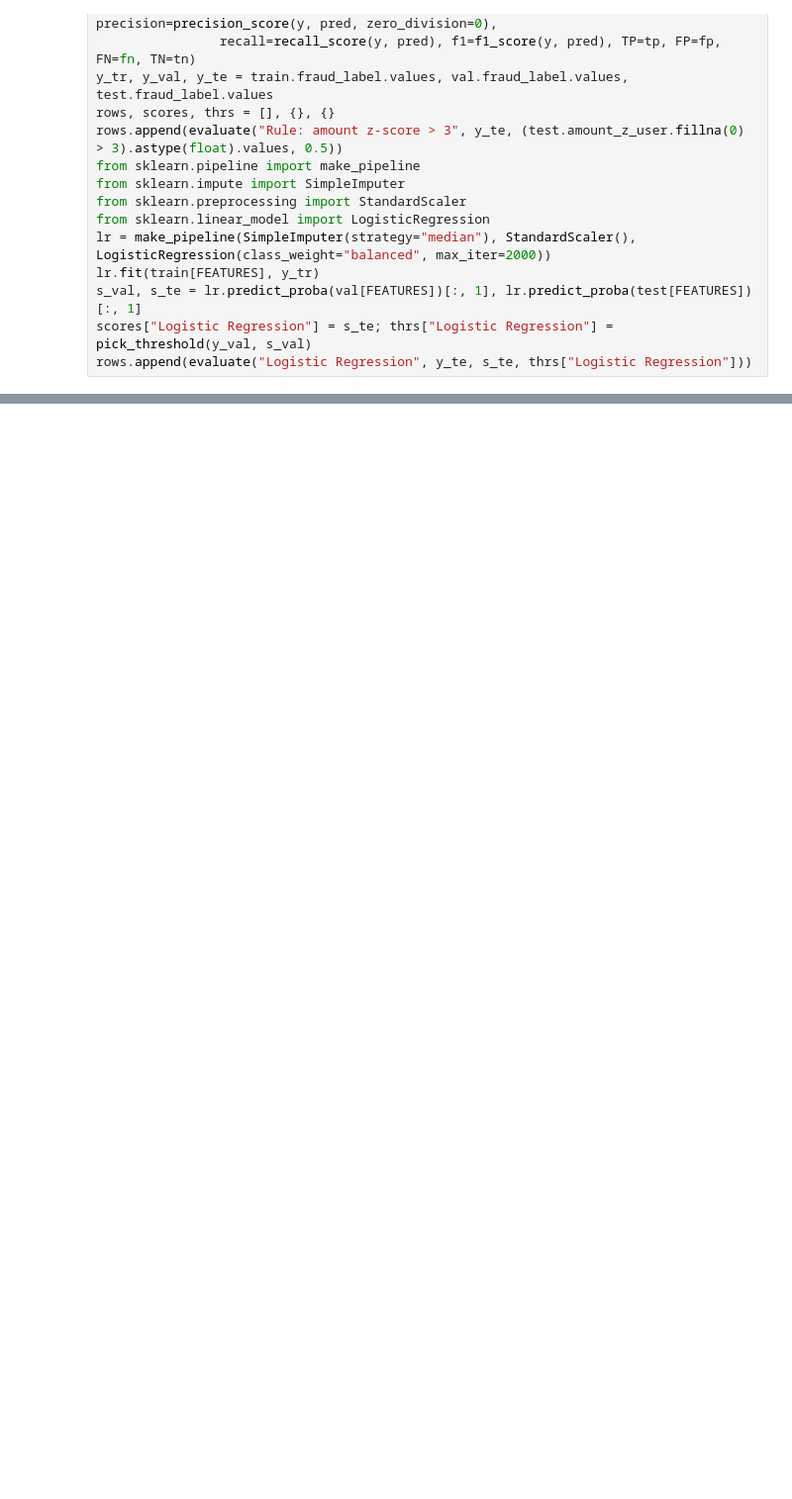
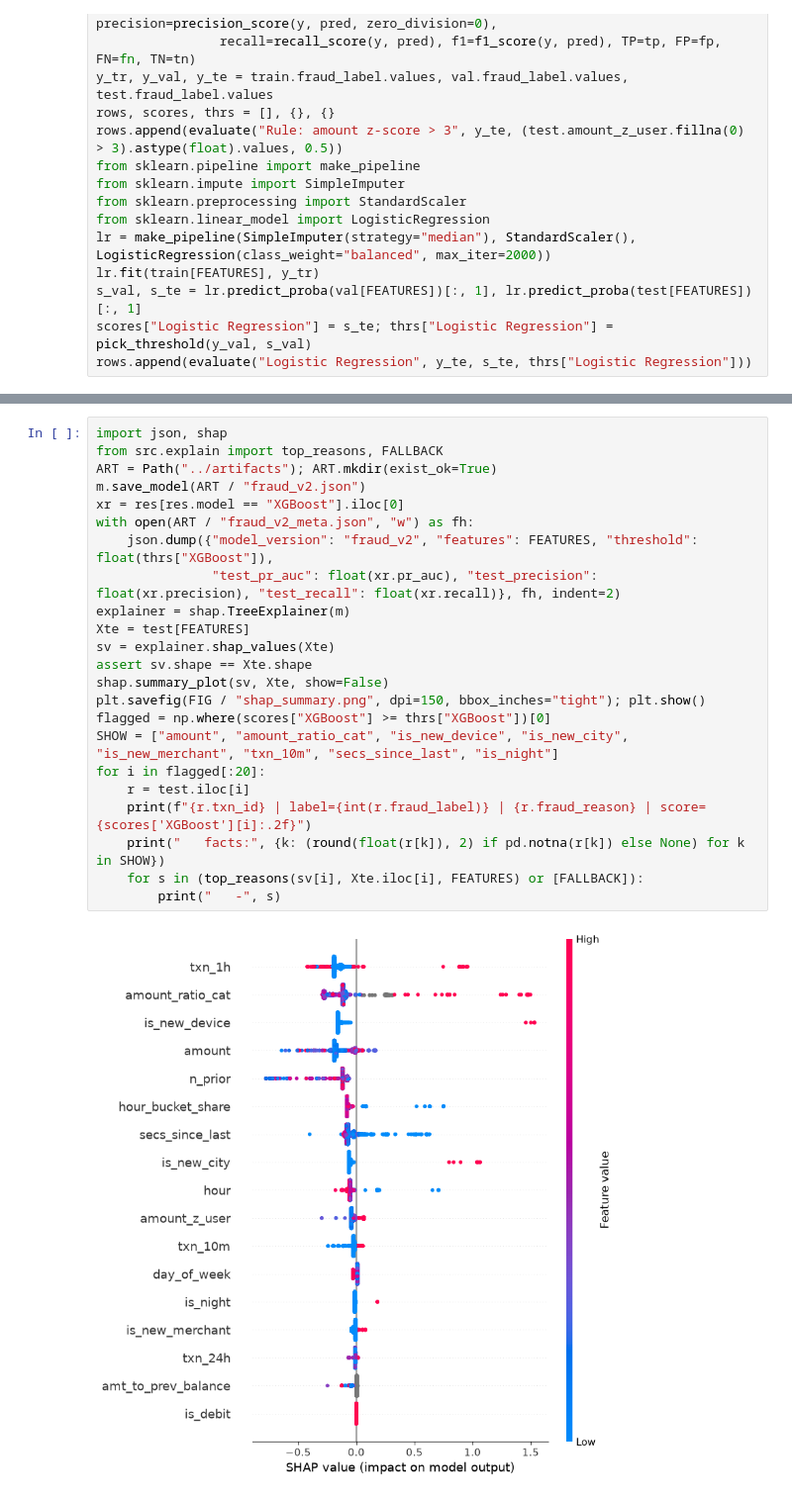
Before and after one commit to iamfaizz/finguard-ai, a Jupyter notebook: ml-fraud/notebooks/03_train_fraud.ipynb, the cells around one changed output, grey strips where cells are left out. Shown at 99% size. Cells and saved outputs as stored; diff of their text form; blank space fills up the shorter version.

```diff
--- a/ml-fraud/notebooks/03_train_fraud.ipynb
+++ b/ml-fraud/notebooks/03_train_fraud.ipynb
@@ -102 +102,26 @@ hour                 0.061
 dtype: float32
+# %%
+import json, shap
+from src.explain import top_reasons, FALLBACK
+ART = Path("../artifacts"); ART.mkdir(exist_ok=True)
+m.save_model(ART / "fraud_v2.json")
+xr = res[res.model == "XGBoost"].iloc[0]
+with open(ART / "fraud_v2_meta.json", "w") as fh:
+    json.dump({"model_version": "fraud_v2", "features": FEATURES, "threshold": float(thrs["XGBoost"]),
+               "test_pr_auc": float(xr.pr_auc), "test_precision": float(xr.precision), "test_recall": float(xr.recall)}, fh, indent=2)
+explainer = shap.TreeExplainer(m)
+Xte = test[FEATURES]
+sv = explainer.shap_values(Xte)
+assert sv.shape == Xte.shape
+shap.summary_plot(sv, Xte, show=False)
+plt.savefig(FIG / "shap_summary.png", dpi=150, bbox_inches="tight"); plt.show()
+flagged = np.where(scores["XGBoost"] >= thrs["XGBoost"])[0]
+SHOW = ["amount", "amount_ratio_cat", "is_new_device", "is_new_city", "is_new_merchant", "txn_10m", "secs_since_last", "is_night"]
+for i in flagged[:20]:
+    r = test.iloc[i]
+    print(f"{r.txn_id} | label={int(r.fraud_label)} | {r.fraud_reason} | score={scores['XGBoost'][i]:.2f}")
+    print("   facts:", {k: (round(float(r[k]), 2) if pd.notna(r[k]) else None) for k in SHOW})
+    for s in (top_reasons(sv[i], Xte.iloc[i], FEATURES) or [FALLBACK]):
+        print("   -", s)
+# %% [output]
+[figure, added]
```
Also changed, not shown: parts of 6 cells of this notebook, 23 other files.
